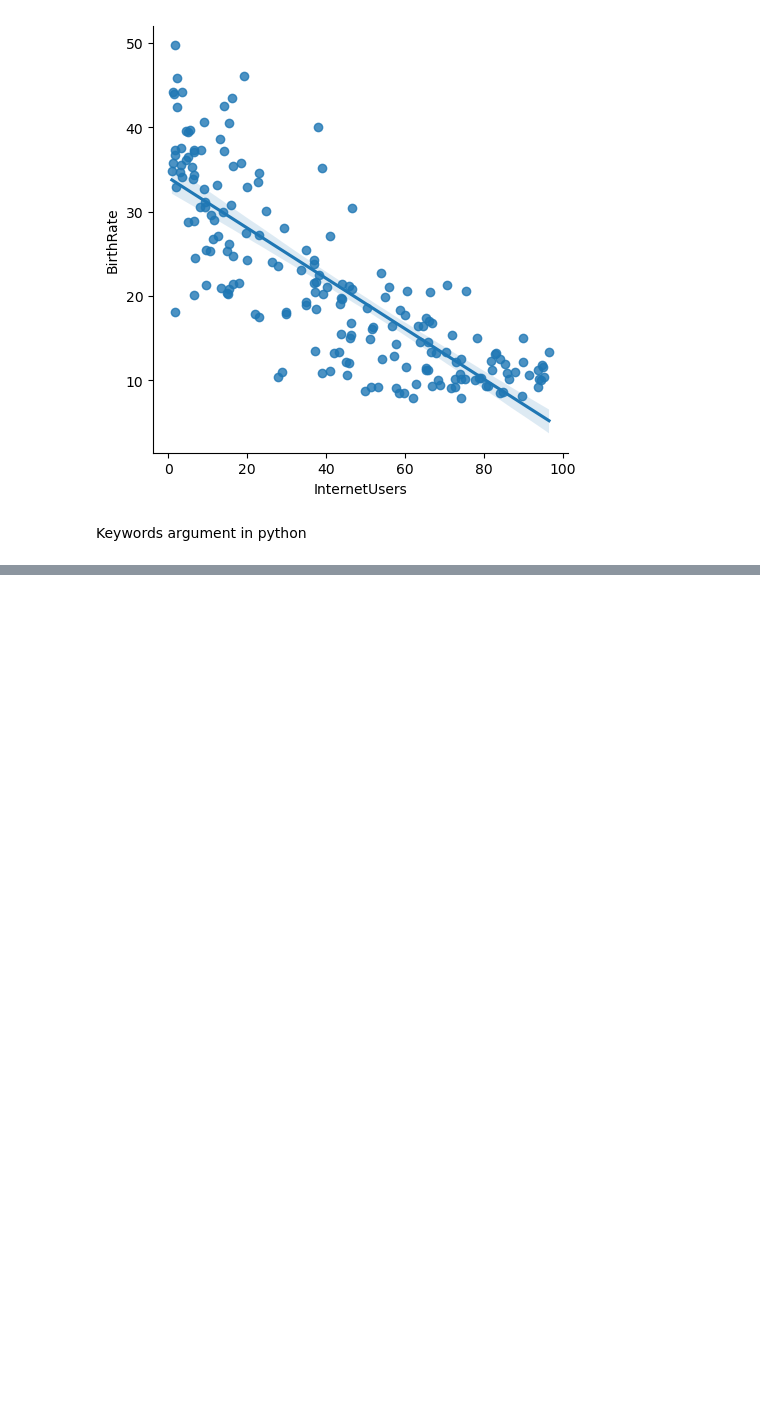
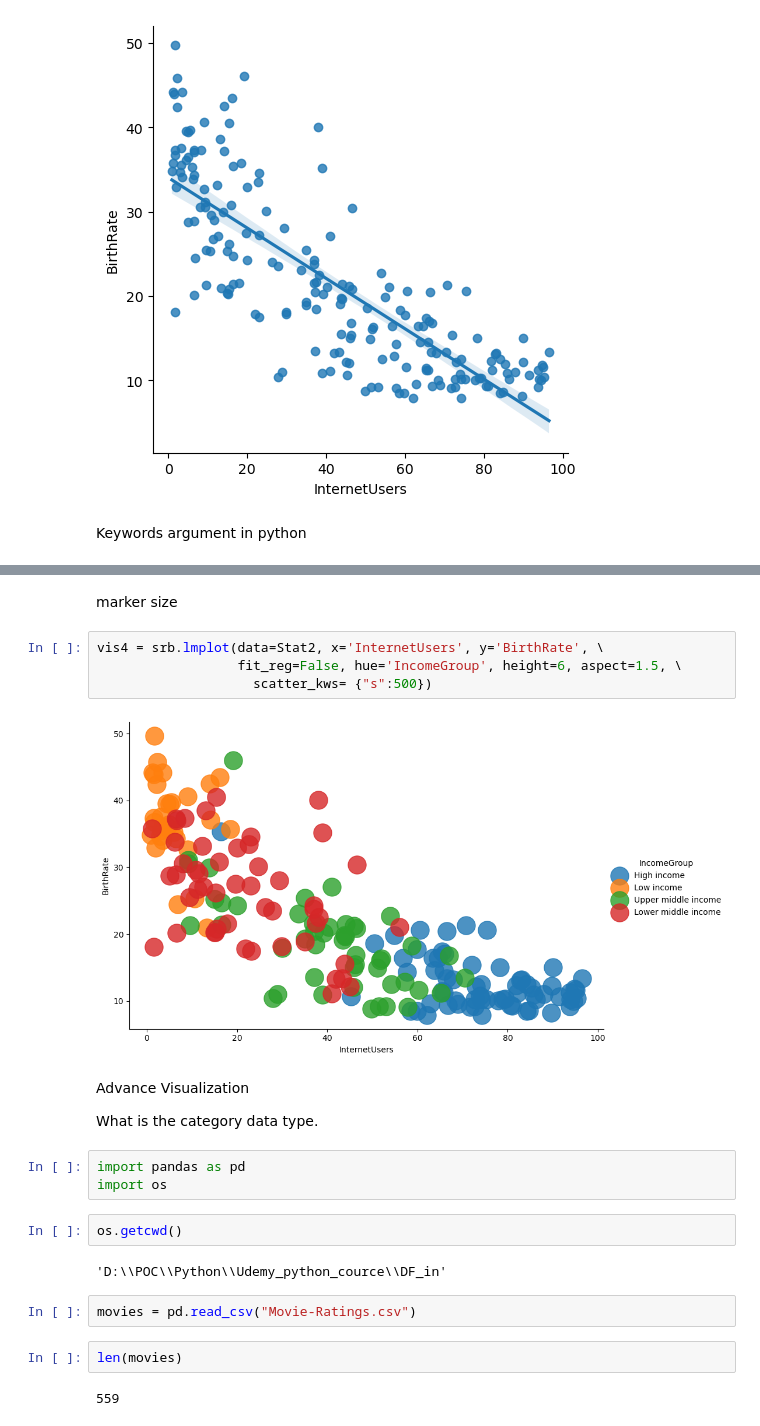
Before and after one commit to vishvadeepaktripathi/Udemy_python_cource, a Jupyter notebook: Udemy_For_loop.ipynb, the cells around one changed output, grey strips where cells are left out. Cells and saved outputs as stored; diff of their text form; blank space fills up the shorter version.

Commit message:
analysis through movie data

```diff
--- a/Udemy_For_loop.ipynb
+++ b/Udemy_For_loop.ipynb
@@ -918,0 +924,25 @@ Keywords argument in python
+# %% [markdown]
+marker size
+# %%
+vis4 = srb.lmplot(data=Stat2, x='InternetUsers', y='BirthRate', \
+                  fit_reg=False, hue='IncomeGroup', height=6, aspect=1.5, \
+                    scatter_kws= {"s":500})
+# %% [output]
+[figure, added]
+# %% [markdown]
+Advance Visualization
+
+What is the category data type.
+# %%
+import pandas as pd
+import os
+# %%
+os.getcwd()
+# %% [output]
+'D:\\POC\\Python\\Udemy_python_cource\\DF_in'
+# %%
+movies = pd.read_csv("Movie-Ratings.csv")
+# %%
+len(movies)
+# %% [output]
+559
```
Also changed, not shown: parts of 17 cells of this notebook, 1 other file.
